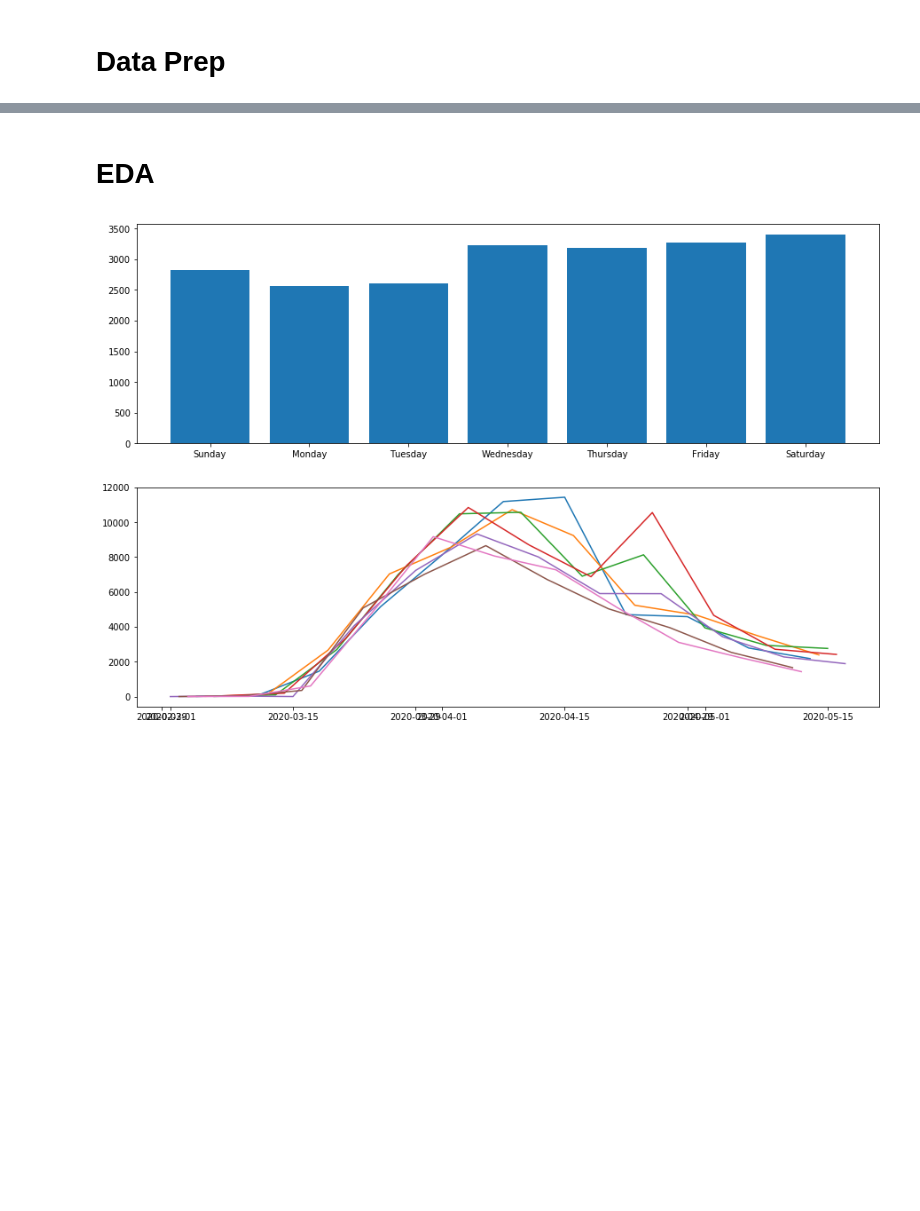
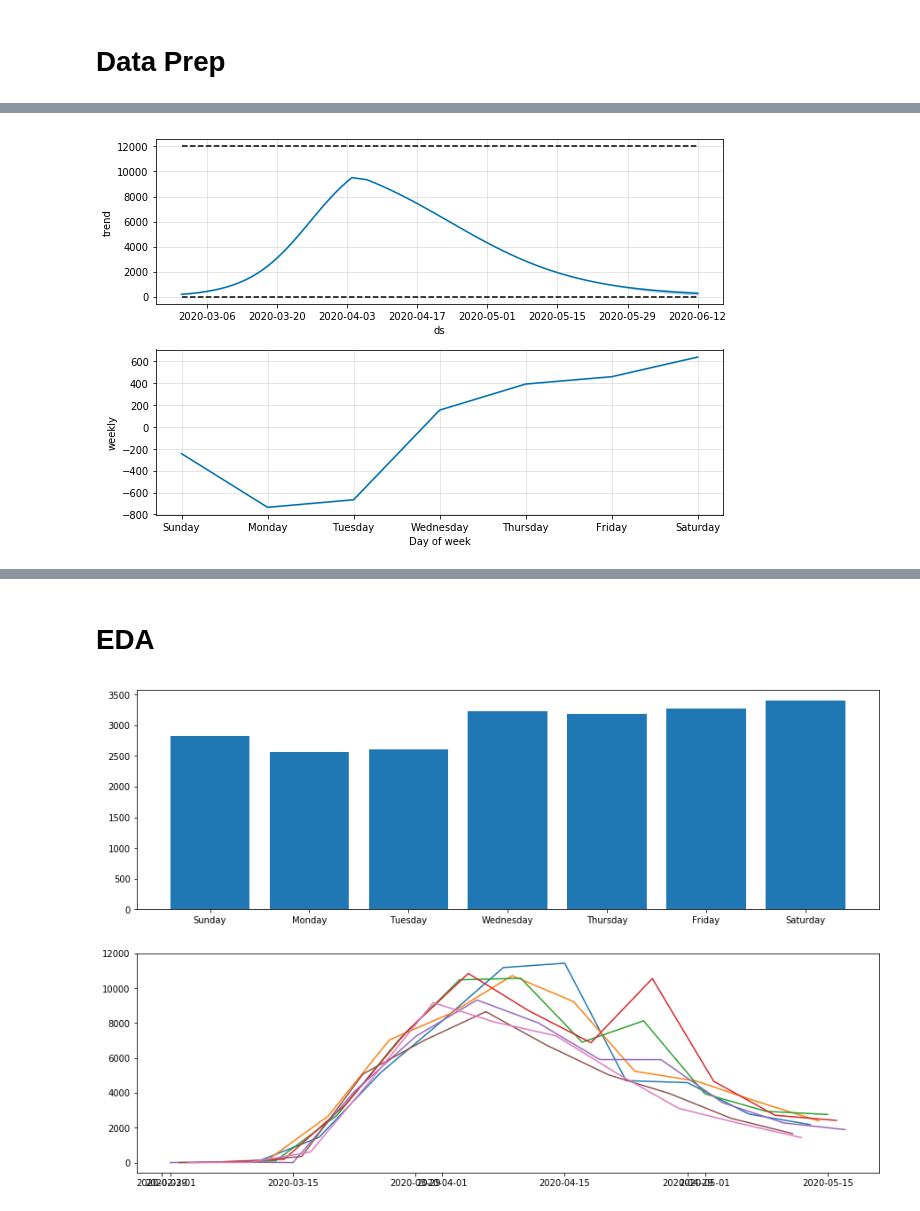
Before and after one commit to heyuping0331/forecasting_covid19_new_cases, a Jupyter notebook: covid19_forecast.ipynb, the cells around one changed output, grey strips where cells are left out. Saved outputs shown, nothing was run; the diff lists cells and outputs as text; code cells hidden in the pictures; blank space fills up the shorter version.

```diff
--- a/covid19_forecast.ipynb
+++ b/covid19_forecast.ipynb
@@ -125,0 +113,6 @@ m, forecast = make_forecasts(
+# %%
+fig = m.plot_components(forecast)
+
+plt.show()
+# %% [output]
+[figure, added]
```
Also changed, not shown: parts of 9 cells of this notebook.
